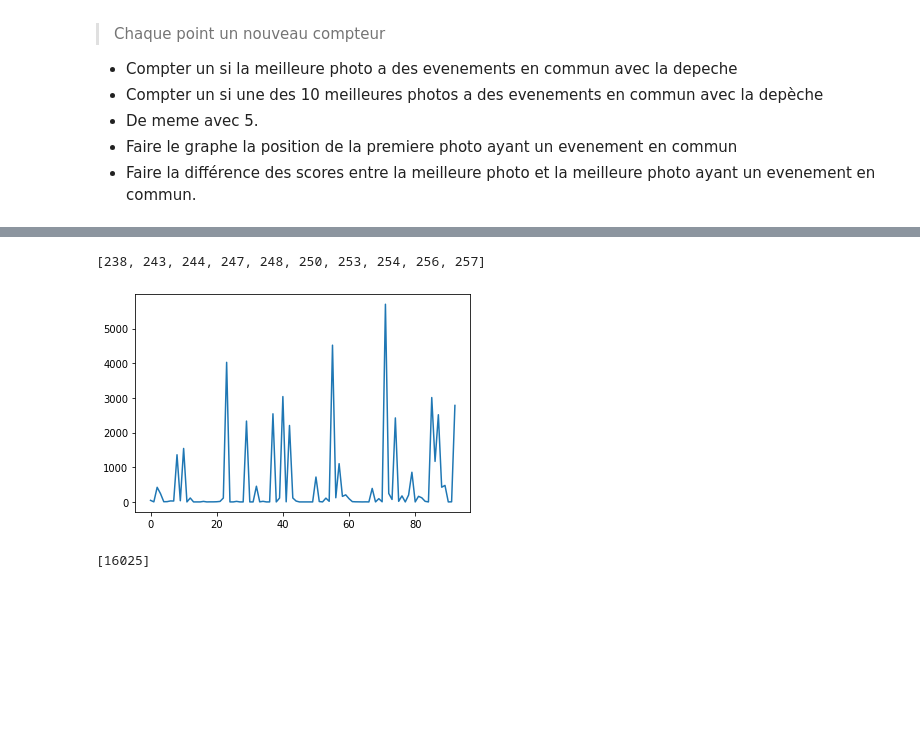
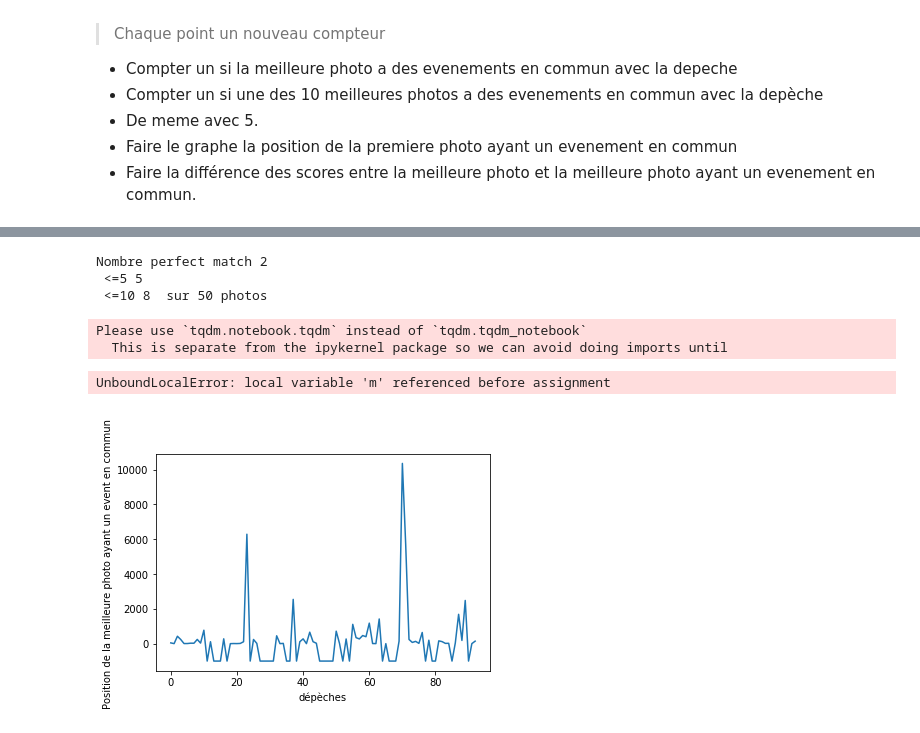
Before and after one commit to yohan-dev/statapp, a Jupyter notebook: Test_nouvelles_bases.ipynb, the cells around one changed output, grey strips where cells are left out. Cells and saved outputs as stored; diff of their text form; code cells hidden in the pictures; blank space fills up the shorter version.

```diff
--- a/Test_nouvelles_bases.ipynb
+++ b/Test_nouvelles_bases.ipynb
@@ -445,3 +290,3 @@ liste_scores1_photos[15654]
 # %%
-photos['index'] = range(150536)
+photos['index'] = range(photos.shape[0])
 photos.set_index('index',inplace=True)
@@ -704,42 +382,42 @@ UnboundLocalError: local variable 'm' referenced before assignment
+# %%
+print("Nombre perfect match" , c1, "\n <=5", c2 , " \n <=10", c3 , " sur 50 photos" )
+# %% [output]
+Nombre perfect match 2
+ <=5 5
+ <=10 8  sur 50 photos
 # %%
-k=65
-liste_event_commun = event_commun(k)
-L = best_10_images(k,True)
+%%time
+import matplotlib.pyplot as plt
 
-if  L != [] :
-    if L[0][1] in liste_event_commun:
-            c1+=1
-    position = -1
-    j=0
-    while position == -1 and j<len(L):
+for k in tqdm_notebook(index_inter[50:150]):
+    liste_event_commun = event_commun(k)
+    L = best_images(k,True)
 
-        if L[j][1] in liste_event_commun:
-            position = j + 1
-            score_com = L[j][0]
+    if  L != [] :
+        if L[0][1] in liste_event_commun:
+                c1+=1
+        position = -1000
+        j=0
+        while position == -1000 and j<len(L):
 
-        j+=1
-    if position<=5 and position != -1:
-        c2+=1
-    if position<=10 and position != -1:
-        c3+=1
-    P.append(position)
+            if L[j][1] in liste_event_commun:
+                position = j + 1
+                score_com = L[j][0]
+
+            j+=1
+        if position<=5 and position != -1000:
+            c2+=1
+        if position<=10 and position != -1000:
+            c3+=1
+        P.append(position)
+# %% [output]
+Please use `tqdm.notebook.tqdm` instead of `tqdm.tqdm_notebook`
+  This is separate from the ipykernel package so we can avoid doing imports until
+UnboundLocalError: local variable 'm' referenced before assignment
-# %%
-index_inter[90:100]
-# %% [output]
-[238, 243, 244, 247, 248, 250, 253, 254, 256, 257]
 # %%
-
+plt.xlabel("dépèches")
+plt.ylabel("Position de la meilleure photo ayant un event en commun ")
 plt.plot(range(len(P)),P)
 plt.show()
 # %% [output]
-[figure, old version]
+[figure, new version]
-# %%
-co=0
-l = []
-for i,k in enumerate(depeches.news2):
-    if len(k)>20000:
-        co+=1
-        l.append(i)
-l
-# %% [output]
-[16025]
```
Also changed, not shown: parts of 56 cells of this notebook.
